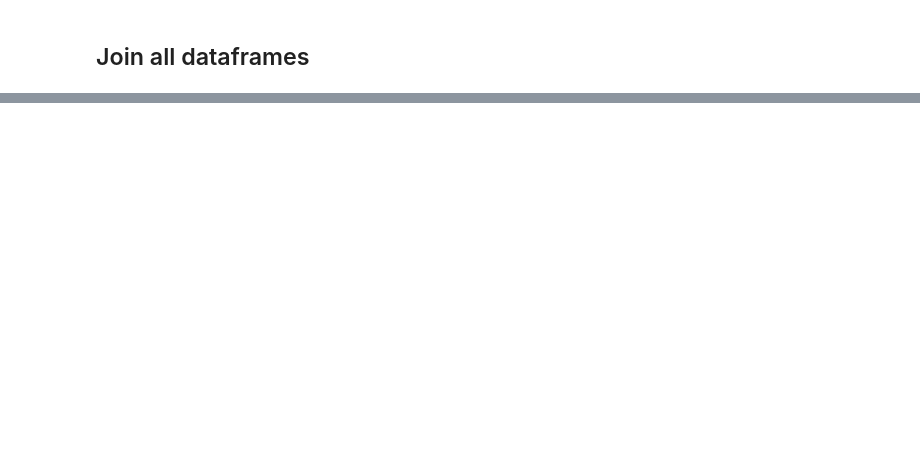
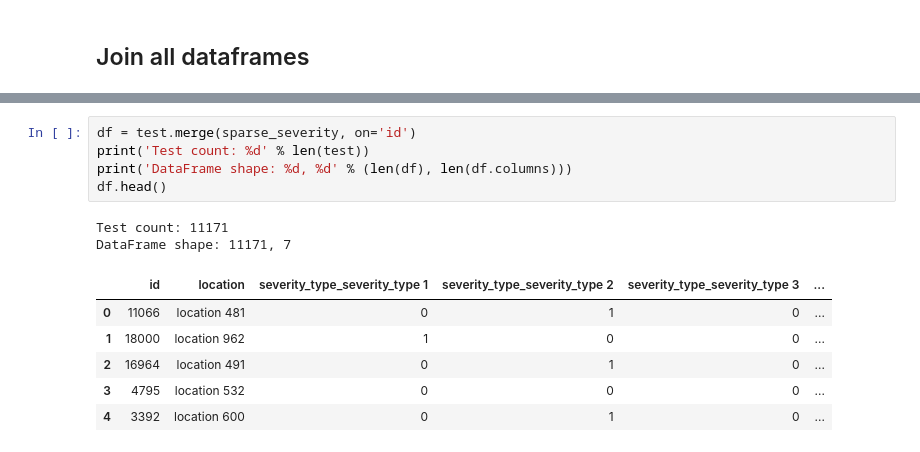
Before and after one commit to klangner/telstra, a Jupyter notebook: notebook/Exploratory Analysis.ipynb, the cells around one changed output, grey strips where cells are left out. Drawn from its saved outputs; the diff is of its cells as text; blank space fills up the shorter version.

```diff
--- a/notebook/Exploratory Analysis.ipynb
+++ b/notebook/Exploratory Analysis.ipynb
@@ -148,0 +161,14 @@ DataFrame shape: 7381, 442
+# %%
+df = test.merge(sparse_severity, on='id')
+print('Test count: %d' % len(test))
+print('DataFrame shape: %d, %d' % (len(df), len(df.columns)))
+df.head()
+# %% [output]
+Test count: 11171
+DataFrame shape: 11171, 7
+|  | id | location | severity_type_severity_type 1 | severity_type_severity_type 2 | severity_type_severity_type 3 | ... |
+| 0 | 11066 | location 481 | 0 | 1 | 0 | ... |
+| 1 | 18000 | location 962 | 1 | 0 | 0 | ... |
+| 2 | 16964 | location 491 | 0 | 1 | 0 | ... |
+| 3 | 4795 | location 532 | 0 | 0 | 0 | ... |
+| 4 | 3392 | location 600 | 0 | 1 | 0 | ... |
```
Also changed, not shown: parts of 3 cells of this notebook, 2 other files.
